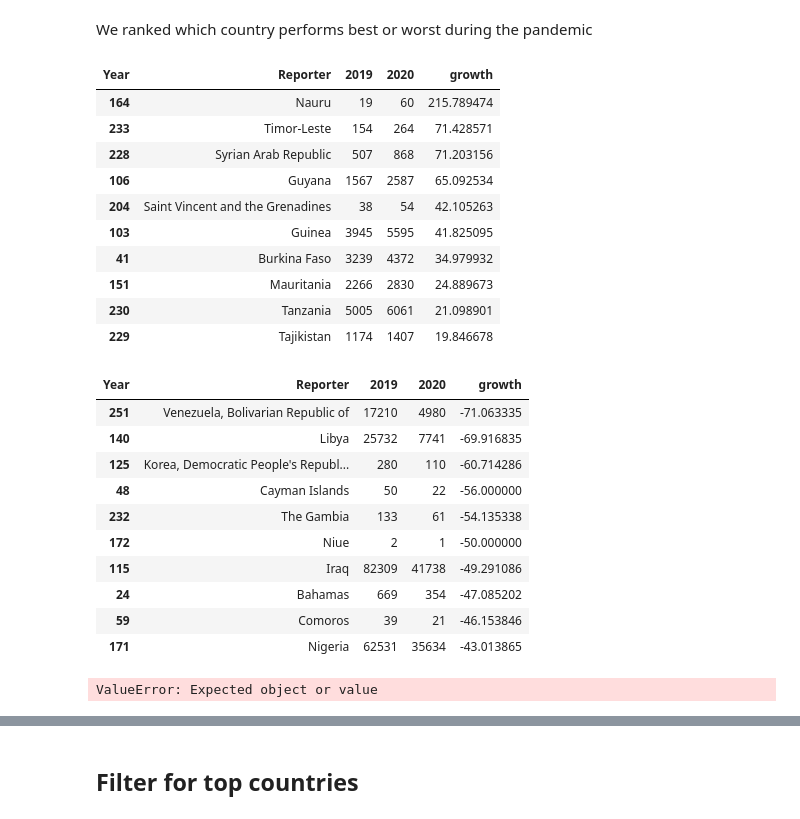
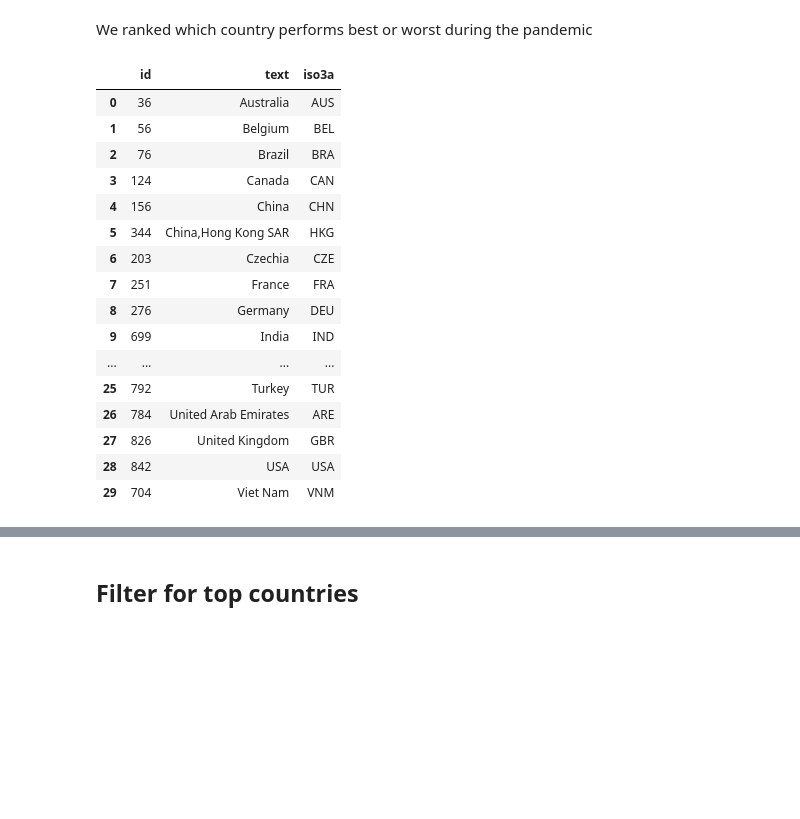
Before and after one commit to uchicago-CAPP30122-win-2022/proj-cappmait, a Jupyter notebook: analysis_taishi.ipynb, the cells around one changed output, grey strips where cells are left out. Drawn from its saved outputs; the diff is of its cells as text; code cells hidden in the pictures; blank space fills up the shorter version.

```diff
--- a/analysis_taishi.ipynb
+++ b/analysis_taishi.ipynb
@@ -100,45 +100,41 @@ wto_export.head()
 # %% [markdown]
 We ranked which country performs best or worst during the pandemic
 # %%
+import get_data
 from IPython.display import display
 
-# create growth column
-df_q1 = wto_export.pivot_table(index = ['Reporter'], columns='Year', values='Value').reset_index()
+top30_countries = pd.read_json('rawdata/reporterAreas_top30.json')
+country_list = top30_countries['text']
+
+top30_countries['iso3a'] = get_data.find_iso3a(country_list)
+top30_countries.iloc[5,2] = 'HKG'
+top30_countries.iloc[16,2] = 'TWG'
+top30_countries.iloc[18,2] = 'KOR'
+
+df_q1 = wto_export.pivot_table(index = ['ReporterISO3A'], columns='Year', values='Value').reset_index()
+display(df_q1.head())
 df_q1['growth'] = (df_q1[2020] / df_q1[2019] - 1) * 100
 df_q1_low = df_q1.sort_values(["growth"], ascending= False).head(10)
 df_q1_high = df_q1.sort_values(["growth"]).head(10)
 
-display(df_q1_low)
-display(df_q1_high)
+#display(df_q1_low)
+#display(df_q1_high)
+#display(top30_countries)
 # %% [output]
-| Year | Reporter | 2019 | 2020 | growth |
-| 164 | Nauru | 19 | 60 | 215.789474 |
-| 233 | Timor-Leste | 154 | 264 | 71.428571 |
-| 228 | Syrian Arab Republic | 507 | 868 | 71.203156 |
-| 106 | Guyana | 1567 | 2587 | 65.092534 |
-| 204 | Saint Vincent and the Grenadines | 38 | 54 | 42.105263 |
-| 103 | Guinea | 3945 | 5595 | 41.825095 |
-| 41 | Burkina Faso | 3239 | 4372 | 34.979932 |
-| 151 | Mauritania | 2266 | 2830 | 24.889673 |
-| 230 | Tanzania | 5005 | 6061 | 21.098901 |
-| 229 | Tajikistan | 1174 | 1407 | 19.846678 |
+|  | id | text | iso3a |
+| 0 | 36 | Australia | AUS |
+| 1 | 56 | Belgium | BEL |
+| 2 | 76 | Brazil | BRA |
+| 3 | 124 | Canada | CAN |
+| 4 | 156 | China | CHN |
+| 5 | 344 | China,Hong Kong SAR | HKG |
+| 6 | 203 | Czechia | CZE |
+| 7 | 251 | France | FRA |
+| 8 | 276 | Germany | DEU |
+| 9 | 699 | India | IND |
+| ... | ... | ... | ... |
+| 25 | 792 | Turkey | TUR |
+| 26 | 784 | United Arab Emirates | ARE |
+| 27 | 826 | United Kingdom | GBR |
+| 28 | 842 | USA | USA |
+| 29 | 704 | Viet Nam | VNM |
-| Year | Reporter | 2019 | 2020 | growth |
-| 251 | Venezuela, Bolivarian Republic of | 17210 | 4980 | -71.063335 |
-| 140 | Libya | 25732 | 7741 | -69.916835 |
-| 125 | Korea, Democratic People's Republ... | 280 | 110 | -60.714286 |
-| 48 | Cayman Islands | 50 | 22 | -56.000000 |
-| 232 | The Gambia | 133 | 61 | -54.135338 |
-| 172 | Niue | 2 | 1 | -50.000000 |
-| 115 | Iraq | 82309 | 41738 | -49.291086 |
-| 24 | Bahamas | 669 | 354 | -47.085202 |
-| 59 | Comoros | 39 | 21 | -46.153846 |
-| 171 | Nigeria | 62531 | 35634 | -43.013865 |
-# %%
-import get_data
-
-df = pd.read_json('rawdata/reporterAreas_top30.json')
-country_list = df['text']
-
-df['iso3a'] = get_data.find_iso3a(country_list)
-# %% [output]
-ValueError: Expected object or value
```
Also changed, not shown: parts of 1 cell of this notebook.
